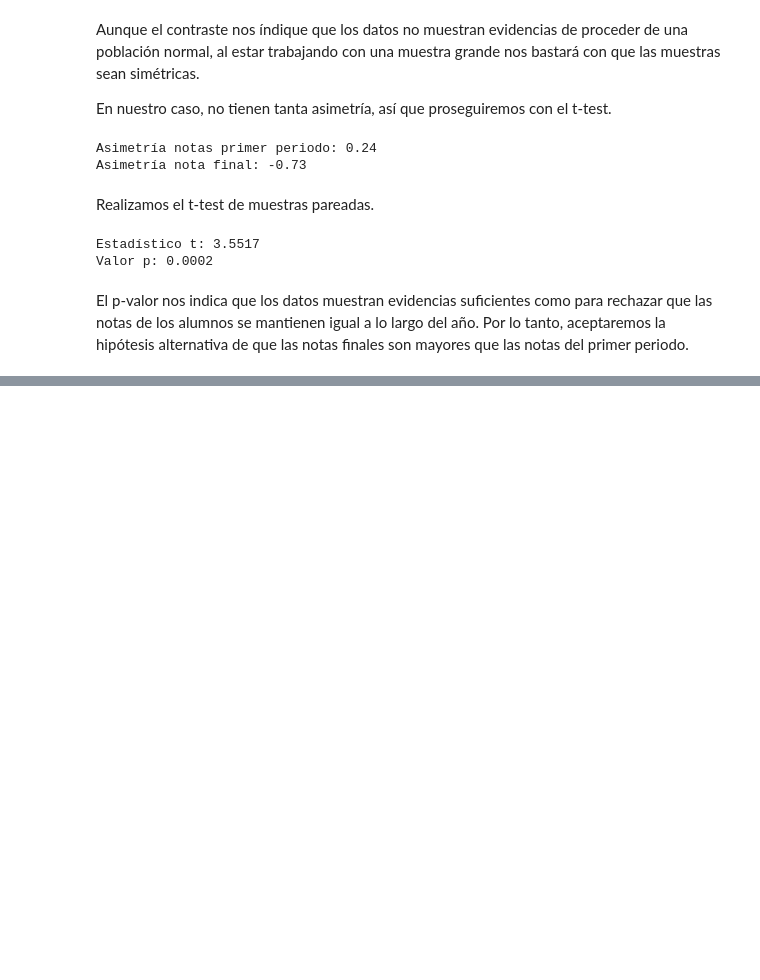
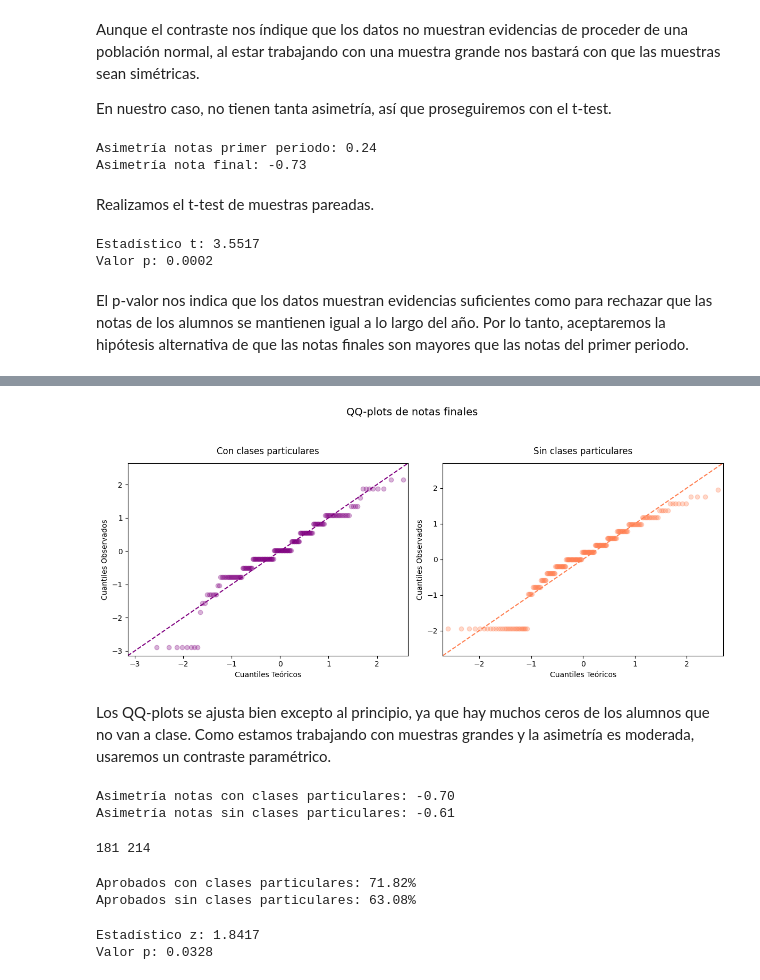
Before and after one commit to antoniolandin/students, a Jupyter notebook: main.ipynb, the cells around one changed output, grey strips where cells are left out. Cells and saved outputs as stored; diff of their text form; code cells hidden in the pictures; blank space fills up the shorter version.

```diff
--- a/main.ipynb
+++ b/main.ipynb
@@ -346,0 +391,52 @@ El p-valor nos indica que los datos muestran evidencias suficientes como para re
+# %%
+# Configuración del gráfico
+fig, (ax1, ax2) = plt.subplots(1, 2, figsize=(12, 5))
+fig.suptitle('QQ-plots de notas finales', fontsize=14, y=1.05)
+
+pp1 = sm.ProbPlot(np.array(G3_paid), fit=True)
+
+qq1 = pp1.qqplot(
+          alpha=0.3, # Transparencia
+          markerfacecolor='purple',
+          markeredgecolor='purple', # borde de los puntos
+          ax=ax1)
+
+sm.qqline(qq1.axes[0], line='45', color='purple', linestyle='--')
+
+ax1.set_title('Con clases particulares', pad=12)
+ax1.set_xlabel('Cuantiles Teóricos')
+ax1.set_ylabel('Cuantiles Observados')
+
+pp2 = sm.ProbPlot(np.array(G3_no_paid), fit=True)
+
+qq2 = pp2.qqplot(
+          alpha=0.3, # Transparencia
+          markerfacecolor='coral',
+          markeredgecolor='coral', # borde de los puntos,
+          ax=ax2)
+
+sm.qqline(qq2.axes[1], line='45', color='coral', linestyle='--')
+
+ax2.set_title('Sin clases particulares', pad=12)
+ax2.set_xlabel('Cuantiles Teóricos')
+ax2.set_ylabel('Cuantiles Observados')
+
+# Ajustar layout y mostrar
+plt.tight_layout()
+plt.show()
+# %% [output]
+[figure, added]
+# %% [markdown]
+Los QQ-plots se ajusta bien excepto al principio, ya que hay muchos ceros de los alumnos que no van a clase. Como estamos trabajando con muestras grandes y la asimetría es moderada, usaremos un contraste paramétrico.
+# %%
+print(f"Asimetría notas con clases particulares: {stats.skew(G3_paid):.2f}\nAsimetría notas sin clases particulares: {stats.skew(G3_no_paid):.2f}")
+# %% [output]
+Asimetría notas con clases particulares: -0.70
+Asimetría notas sin clases particulares: -0.61
+# %%
+n1 = len(G3_paid)
+n2 = len(G3_no_paid)
+
+print(n1,n2)
+# %% [output]
+181 214
@@ -346,0 +449,17 @@ El p-valor nos indica que los datos muestran evidencias suficientes como para re
+# %%
+print(f"Aprobados con clases particulares: {prop1*100:.2f}%\nAprobados sin clases particulares: {prop2*100:.2f}%")
+# %% [output]
+Aprobados con clases particulares: 71.82%
+Aprobados sin clases particulares: 63.08%
+# %%
+# Realizar el contraste de hipótesis
+count = [nobs1, nobs2]
+nobs = [n1, n2]
+
+z_stat, p_value = sm.stats.proportions_ztest(count, nobs, alternative='larger')
+
+print(f"Estadístico z: {z_stat:.4f}")
+print(f"Valor p: {p_value:.4f}")
+# %% [output]
+Estadístico z: 1.8417
+Valor p: 0.0328
```
Also changed, not shown: parts of 33 cells of this notebook, 15 other files.
